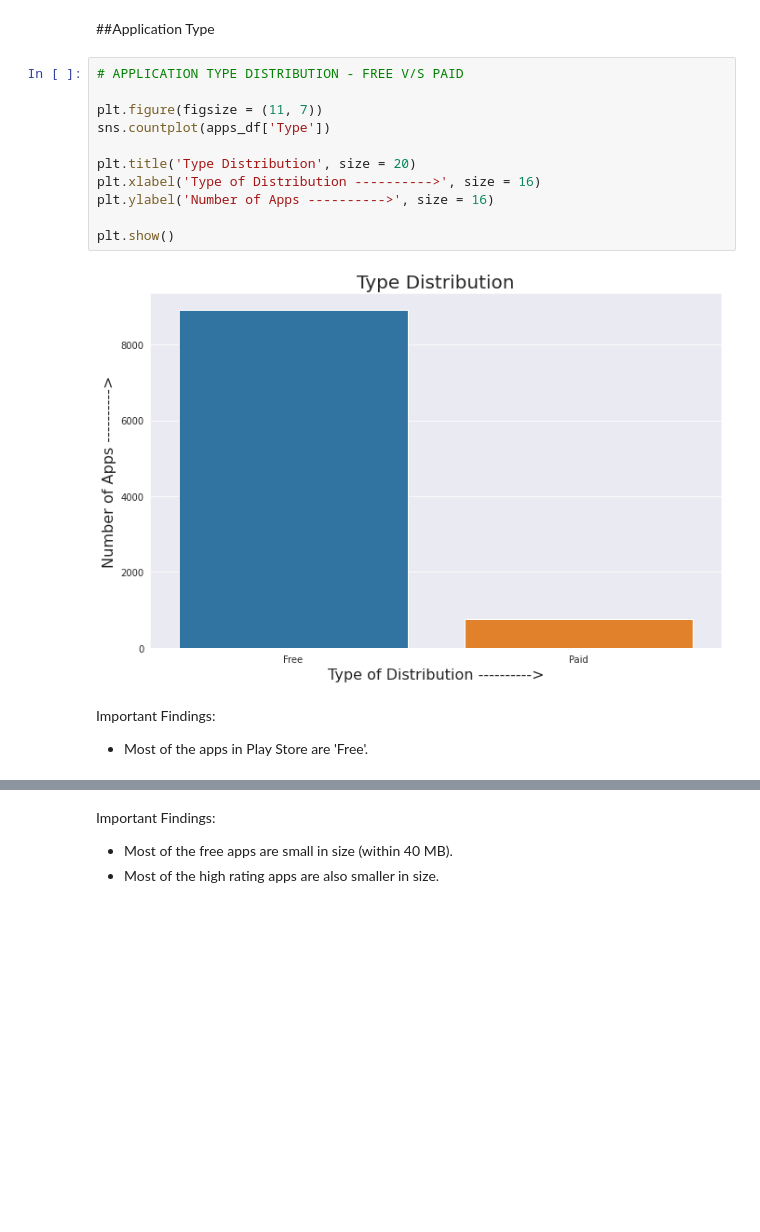
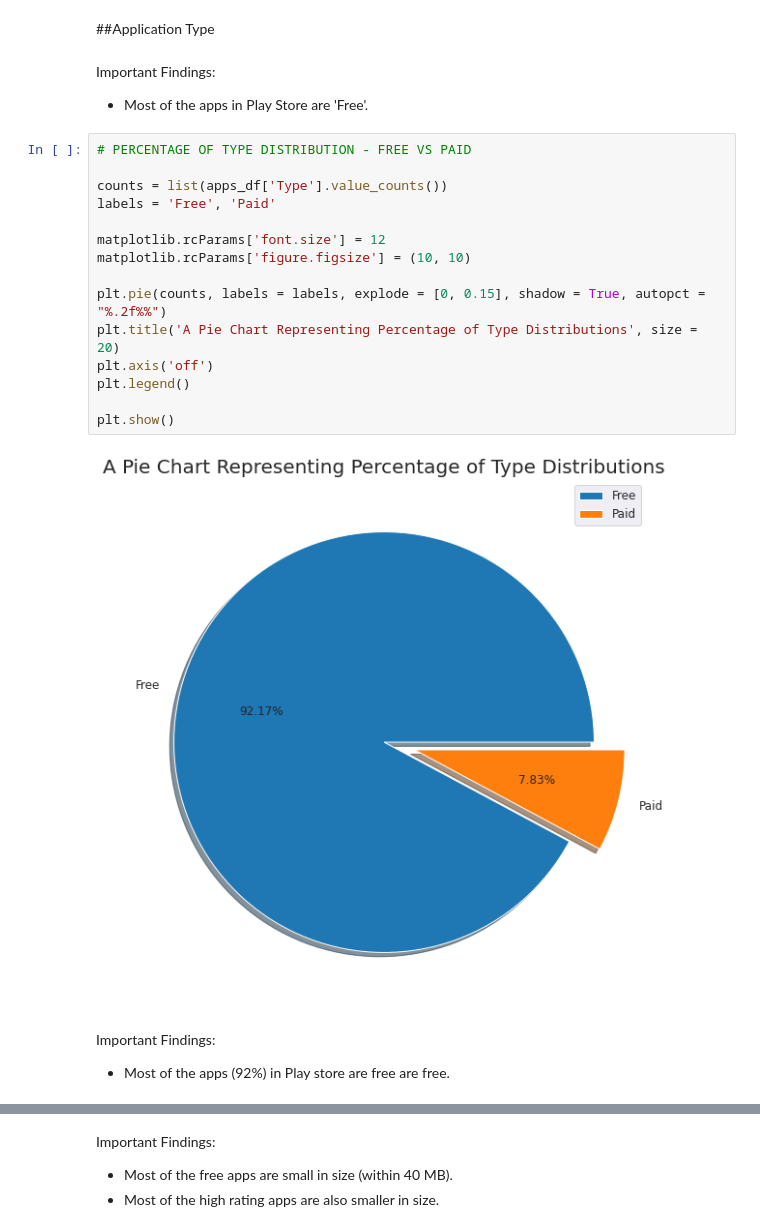
Before and after one commit to anupstar100/Google-Play-Store-App-Review-EDA-, a Jupyter notebook: Play_Store_App_Review_Analysis_Capstone_Project.ipynb, the cells around one changed output, grey strips where cells are left out. Drawn from its saved outputs; the diff is of its cells as text; blank space fills up the shorter version.

```diff
--- a/Play_Store_App_Review_Analysis_Capstone_Project.ipynb
+++ b/Play_Store_App_Review_Analysis_Capstone_Project.ipynb
@@ -582,22 +587,30 @@ Important Findings:
 *  But, the apps having higher prices have the good rating.
 # %% [markdown]
 ##Application Type
-# %%
-# APPLICATION TYPE DISTRIBUTION - FREE V/S PAID
-
-plt.figure(figsize = (11, 7))
-sns.countplot(apps_df['Type'])
-
-plt.title('Type Distribution', size = 20)
-plt.xlabel('Type of Distribution ---------->', size = 16)
-plt.ylabel('Number of Apps ---------->', size = 16)
-
-plt.show()
-# %% [output]
-[figure, removed]
 # %% [markdown]
 Important Findings:
 *  Most of the apps in Play Store are 'Free'.
+# %%
+# PERCENTAGE OF TYPE DISTRIBUTION - FREE VS PAID
+
+counts = list(apps_df['Type'].value_counts())
+labels = 'Free', 'Paid'
+
+matplotlib.rcParams['font.size'] = 12
+matplotlib.rcParams['figure.figsize'] = (10, 10)
+
+plt.pie(counts, labels = labels, explode = [0, 0.15], shadow = True, autopct = "%.2f%%")
+plt.title('A Pie Chart Representing Percentage of Type Distributions', size = 20)
+plt.axis('off')
+plt.legend()
+
+plt.show()
+# %% [output]
+[figure, added]
+# %% [markdown]
+Important Findings:
+
+*  Most of the apps (92%) in Play store are free are free.
 # %%
 # DISTRIBUTION OF APPS IN TERMS OF THEIR RATING, SIZE AND TYPE
 
```
Also changed, not shown: parts of 8 cells of this notebook.
